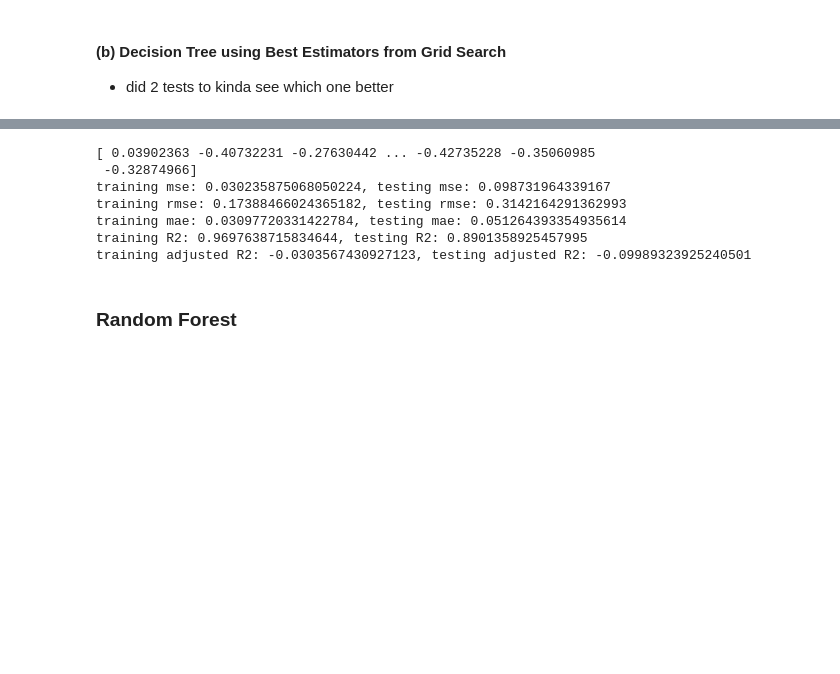
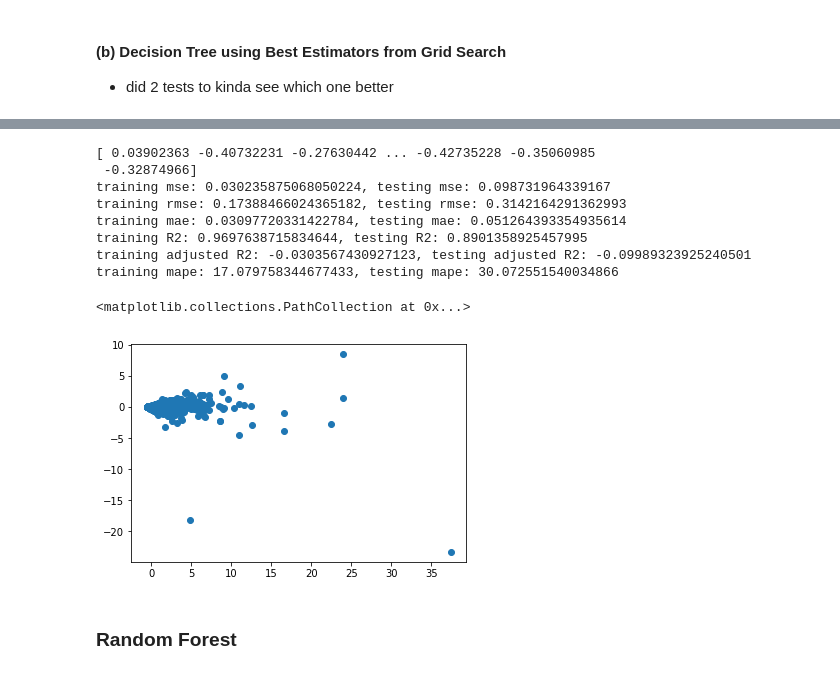
Before and after one commit to nicolepng/BT4222, a Jupyter notebook: Random Forest.ipynb, the cells around one changed output, grey strips where cells are left out. Saved outputs shown, nothing was run; the diff lists cells and outputs as text; code cells hidden in the pictures; blank space fills up the shorter version.

```diff
--- a/Random Forest.ipynb
+++ b/Random Forest.ipynb
@@ -186,33 +244,45 @@ y_pred_train = gsearch_dt.predict(x_train)
 y_pred = gsearch_dt.predict(x_test)
 print(y_pred)
 
 # compute metrics
 train_mse = mean_squared_error(y_train,y_pred_train)
 test_mse = mean_squared_error(y_test,y_pred)
 
 train_mae = mean_absolute_error(y_train,y_pred_train)
 test_mae = mean_absolute_error(y_test,y_pred)
 
 train_r_squared = r2_score(y_train,y_pred_train)
 test_r_squared = r2_score(y_test,y_pred)
 
 train_adj_r_squared = 1 - (1-gsearch_dt.score(x_train, y_train))*(len(y_train)-1)/(len(y_train)-x_train.shape[1]-1)
 test_adj_r_squared = 1 - (1-gsearch_dt.score(x_test, y_test))*(len(y_test)-1)/(len(y_test)-x_test.shape[1]-1)
 
+train_mape = mean_absolute_percentage_error(y_train,y_pred_train)
+test_mape = mean_absolute_percentage_error(y_test,y_pred)
+
 print("training mse: {}, testing mse: {}".format(train_mse, test_mse))
 print("training rmse: {}, testing rmse: {}".format(np.sqrt(train_mse), np.sqrt(test_mse)))
 print("training mae: {}, testing mae: {}".format(train_mae, test_mae))
 print("training R2: {}, testing R2: {}".format(train_r_squared, test_r_squared))
 # print("training R2: {}, testing R2: {}".format(dt.score(x_train, y_train), dt.score(x_test, y_test)))
 print("training adjusted R2: {}, testing adjusted R2: {}".format(train_adj_r_squared, test_adj_r_squared))
+print("training mape: {}, testing mape: {}".format(train_mape, test_mape))
+
+# residual plot
+x_axis = y_test.squeeze() # fitted value
+y_axis = y_test.squeeze()- y_pred.squeeze() # residual
+plt.scatter(x_axis,y_axis)
 # %% [output]
 [ 0.03902363 -0.40732231 -0.27630442 ... -0.42735228 -0.35060985
  -0.32874966]
 training mse: 0.030235875068050224, testing mse: 0.098731964339167
 training rmse: 0.17388466024365182, testing rmse: 0.3142164291362993
 training mae: 0.03097720331422784, testing mae: 0.051264393354935614
 training R2: 0.9697638715834644, testing R2: 0.8901358925457995
 training adjusted R2: -0.0303567430927123, testing adjusted R2: -0.09989323925240501
+training mape: 17.079758344677433, testing mape: 30.072551540034866
+<matplotlib.collections.PathCollection at 0x...>
+[figure, added]
 # %% [markdown]
 ### Random Forest
 # %% [markdown]
```
Also changed, not shown: parts of 17 cells of this notebook.
